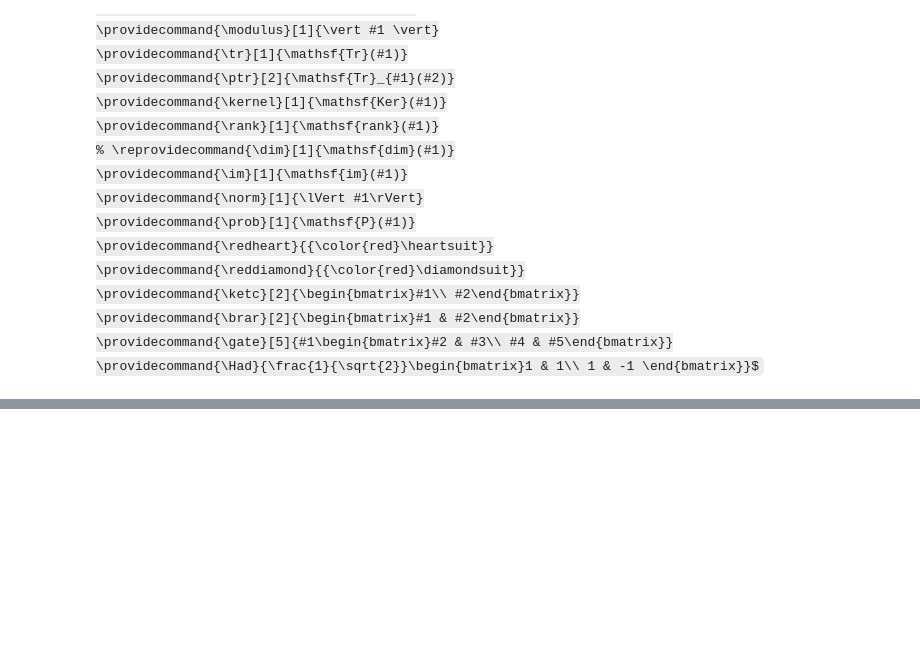
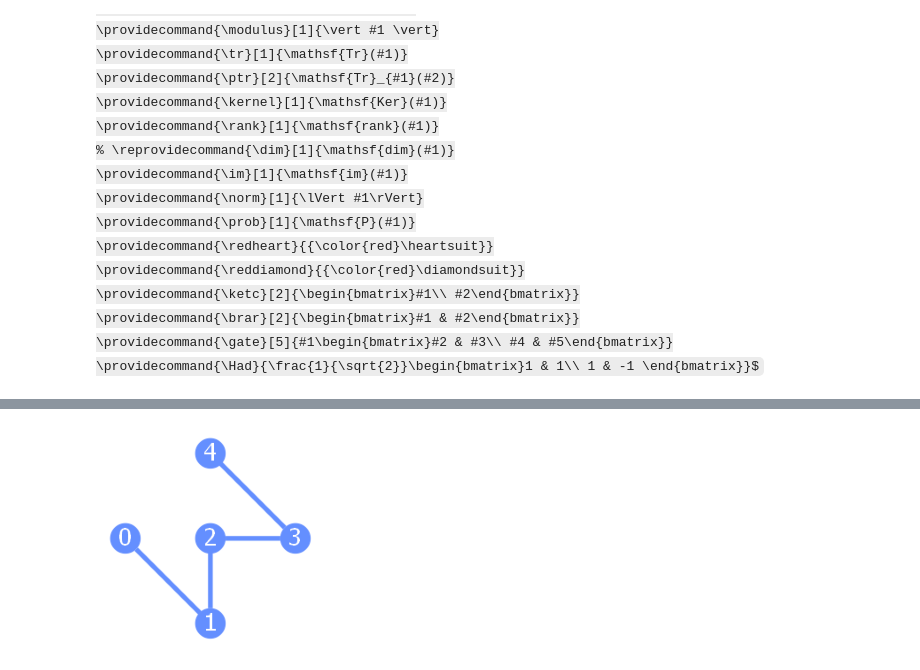
Before and after one commit to drmithileshkumar/qiskit, a Jupyter notebook: 14_Transpilation.ipynb, the cells around one changed output, grey strips where cells are left out. Drawn from its saved outputs; the diff is of its cells as text; code cells hidden in the pictures; some formulas as TeX source; blank space fills up the shorter version.

```diff
--- a/14_Transpilation.ipynb
+++ b/14_Transpilation.ipynb
@@ -40,0 +92,7 @@ def showState(label, state):
+# %%
+from qiskit.visualization import plot_gate_map
+
+# qubit layout on system
+plot_gate_map(backend)
+# %% [output]
+[figure, added]
```
Also changed, not shown: parts of 42 cells of this notebook, 2 other files.
